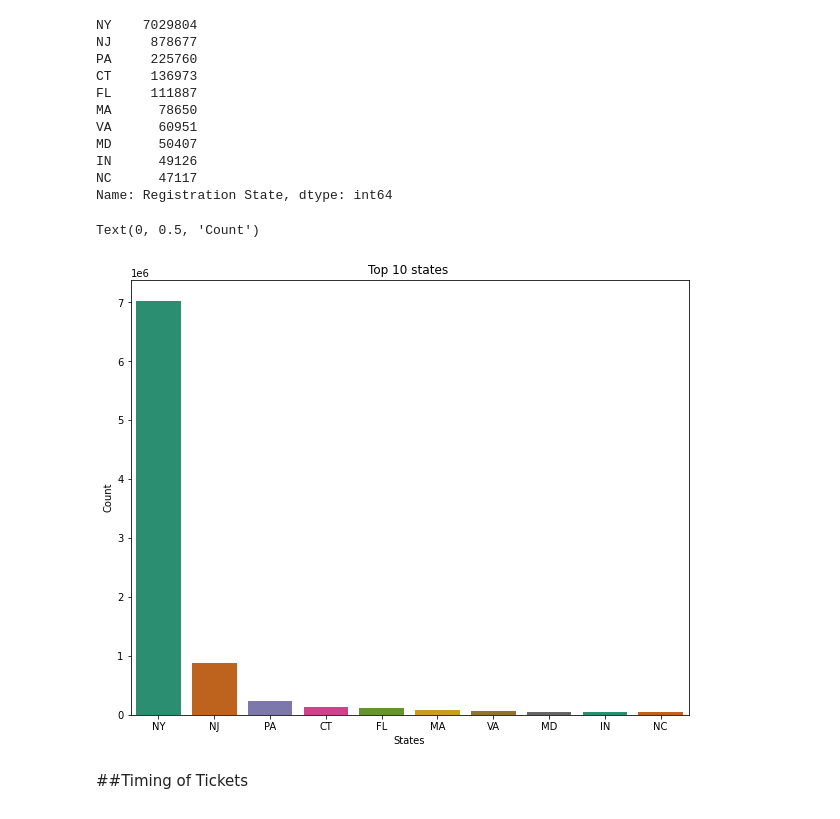
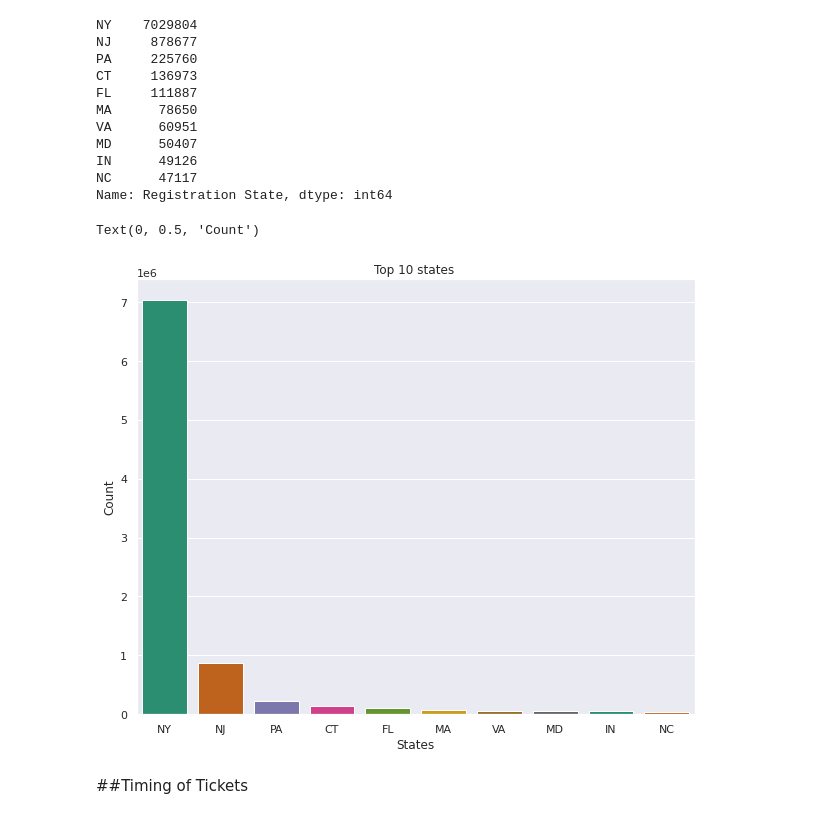
Before and after one commit to Amruta-Nadgouda/DataMiningProject, a Jupyter notebook: DM_Project_EDA.ipynb, the cells around one changed output. Cells and saved outputs as stored; diff of their text form; code cells hidden in the pictures.

```diff
--- a/DM_Project_EDA.ipynb
+++ b/DM_Project_EDA.ipynb
@@ -90,14 +90,15 @@ IN      49126
 NC      47117
 Name: Registration State, dtype: int64
 # %%
+sns.set()
 plt.figure(figsize=(10,8))
 sns.barplot(x = stateCount.index, y = stateCount.values, palette="Dark2")
 plt.title('Top 10 states ')
 plt.xlabel('States')
 plt.ylabel('Count')
 # %% [output]
 Text(0, 0.5, 'Count')
-[figure, old version]
+[figure, new version]
 # %% [markdown]
 ##Timing of Tickets
 # %%
```
Also changed, not shown: parts of 5 cells of this notebook.
